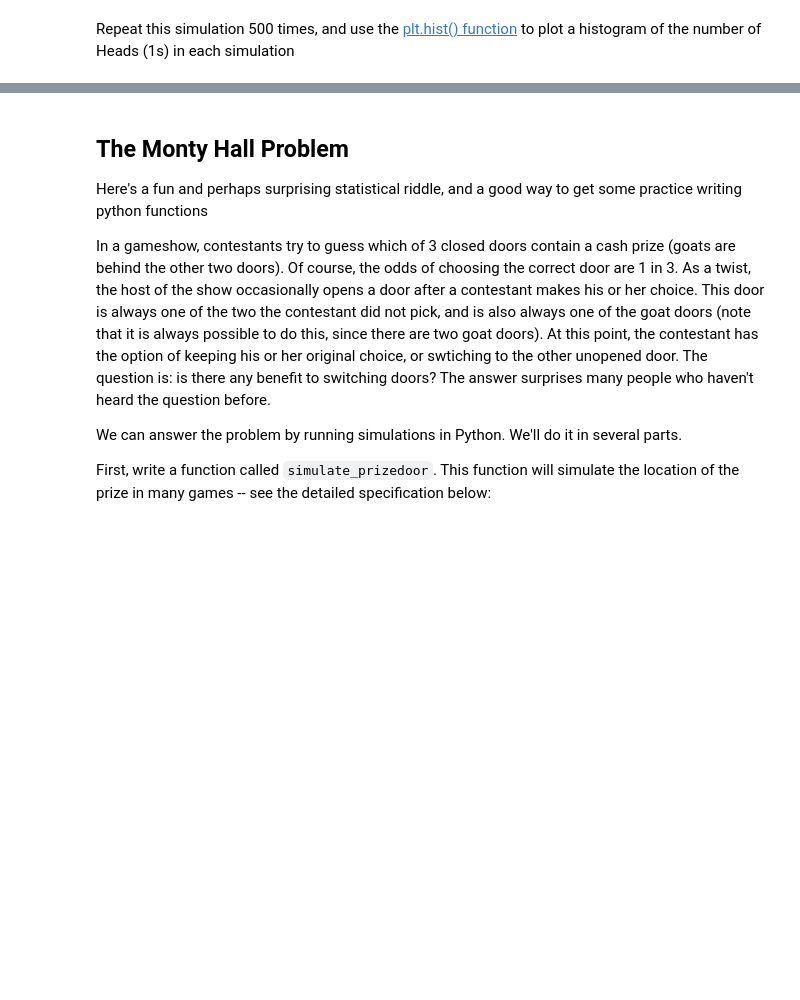
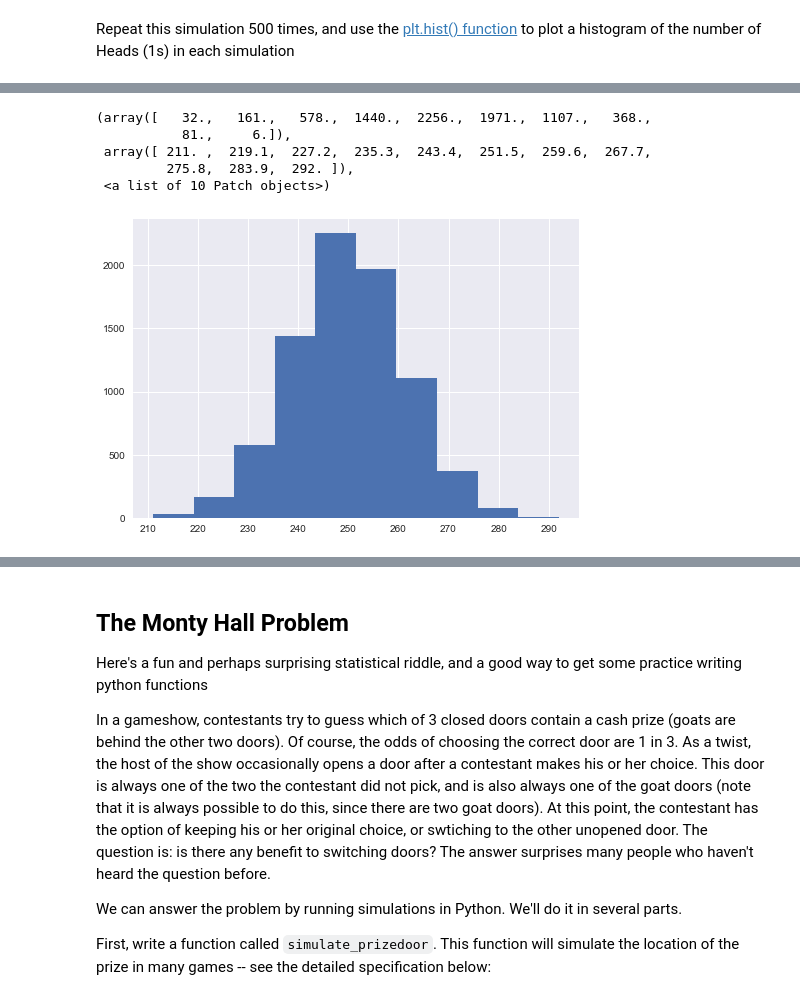
Before and after one commit to jweissenberger/2014, a Jupyter notebook: homework/HW0.ipynb, the cells around one changed output, grey strips where cells are left out. Drawn from its saved outputs; the diff is of its cells as text; code cells hidden in the pictures; blank space fills up the shorter version.

```diff
--- a/homework/HW0.ipynb
+++ b/homework/HW0.ipynb
@@ -179,0 +188,9 @@ Repeat this simulation 500 times, and use the [plt.hist() function](http://matpl
+# %%
+plt.hist(heads, bins=10)
+# %% [output]
+(array([   32.,   161.,   578.,  1440.,  2256.,  1971.,  1107.,   368.,
+           81.,     6.]),
+ array([ 211. ,  219.1,  227.2,  235.3,  243.4,  251.5,  259.6,  267.7,
+         275.8,  283.9,  292. ]),
+ <a list of 10 Patch objects>)
+[figure, added]
```
Also changed, not shown: parts of 13 cells of this notebook, 1 other file.
